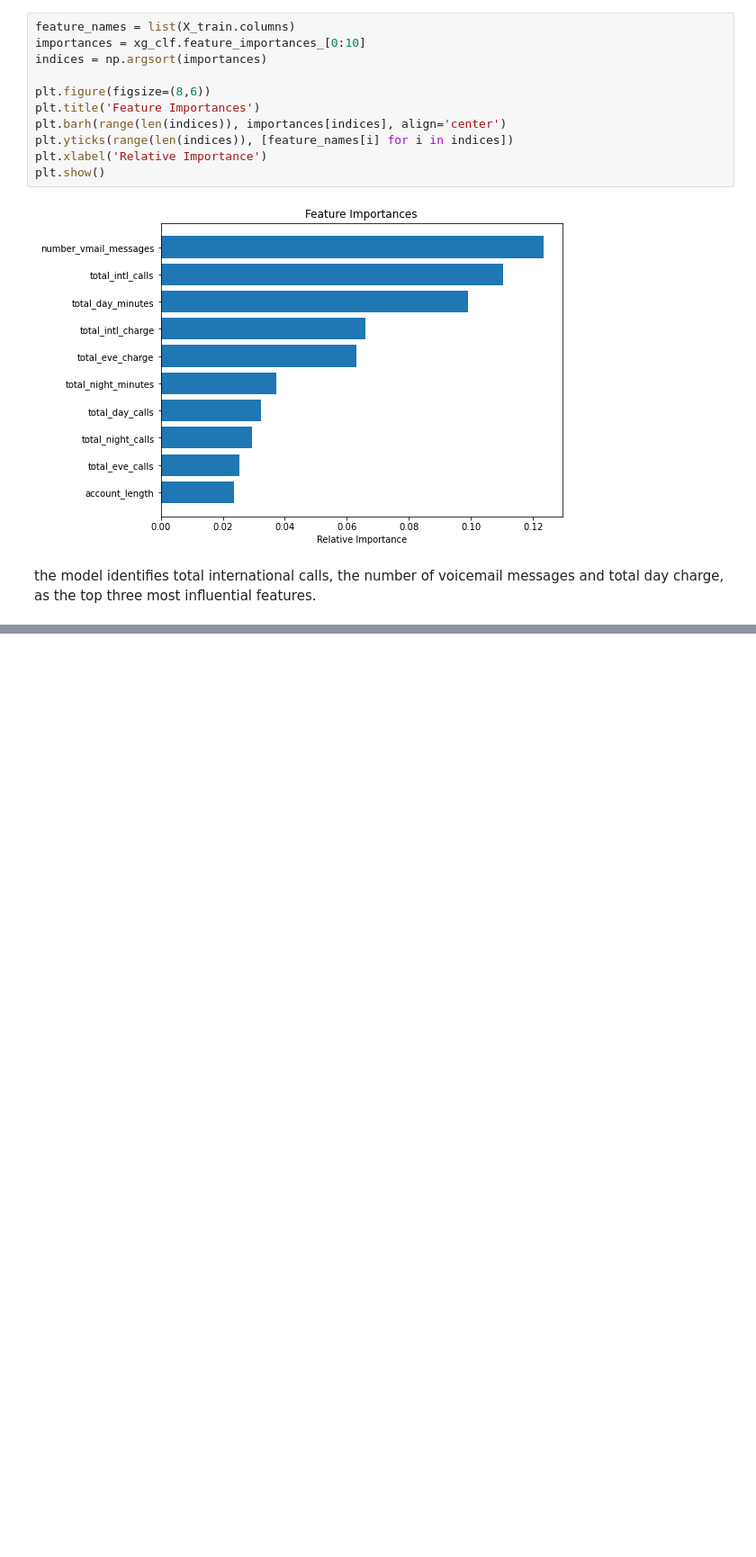
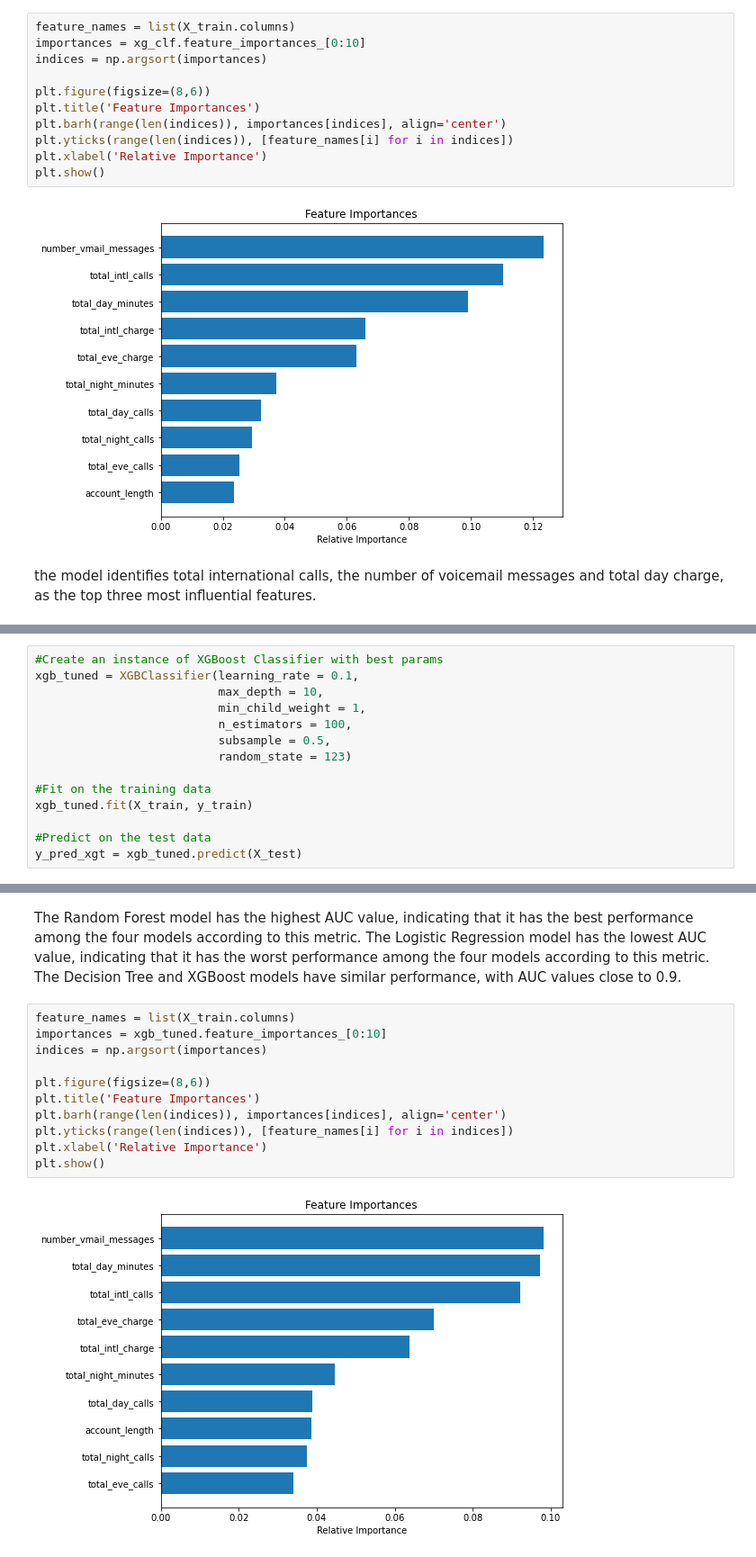
Before and after one commit to juliettmwaura/Phase-3-Project, a Jupyter notebook: Telecomms.ipynb, the cells around one changed output, grey strips where cells are left out. Shown at 90% size. Saved outputs shown, nothing was run; the diff lists cells and outputs as text; blank space fills up the shorter version.

```diff
--- a/Telecomms.ipynb
+++ b/Telecomms.ipynb
@@ -1103,0 +1253,14 @@ the model identifies total international calls, the number of voicemail messages
+# %%
+#Create an instance of XGBoost Classifier with best params
+xgb_tuned = XGBClassifier(learning_rate = 0.1,
+                          max_depth = 10,
+                          min_child_weight = 1,
+                          n_estimators = 100,
+                          subsample = 0.5,
+                          random_state = 123)
+
+#Fit on the training data
+xgb_tuned.fit(X_train, y_train)
+
+#Predict on the test data
+y_pred_xgt = xgb_tuned.predict(X_test)
@@ -1103,0 +1369,15 @@ the model identifies total international calls, the number of voicemail messages
+# %% [markdown]
+The Random Forest model has the highest AUC value, indicating that it has the best performance among the four models according to this metric. The Logistic Regression model has the lowest AUC value, indicating that it has the worst performance among the four models according to this metric. The Decision Tree and XGBoost models have similar performance, with AUC values close to 0.9.
+# %%
+feature_names = list(X_train.columns)
+importances = xgb_tuned.feature_importances_[0:10]
+indices = np.argsort(importances)
+
+plt.figure(figsize=(8,6))
+plt.title('Feature Importances')
+plt.barh(range(len(indices)), importances[indices], align='center')
+plt.yticks(range(len(indices)), [feature_names[i] for i in indices])
+plt.xlabel('Relative Importance')
+plt.show()
+# %% [output]
+[figure, added]
```
Also changed, not shown: parts of 17 cells of this notebook.
